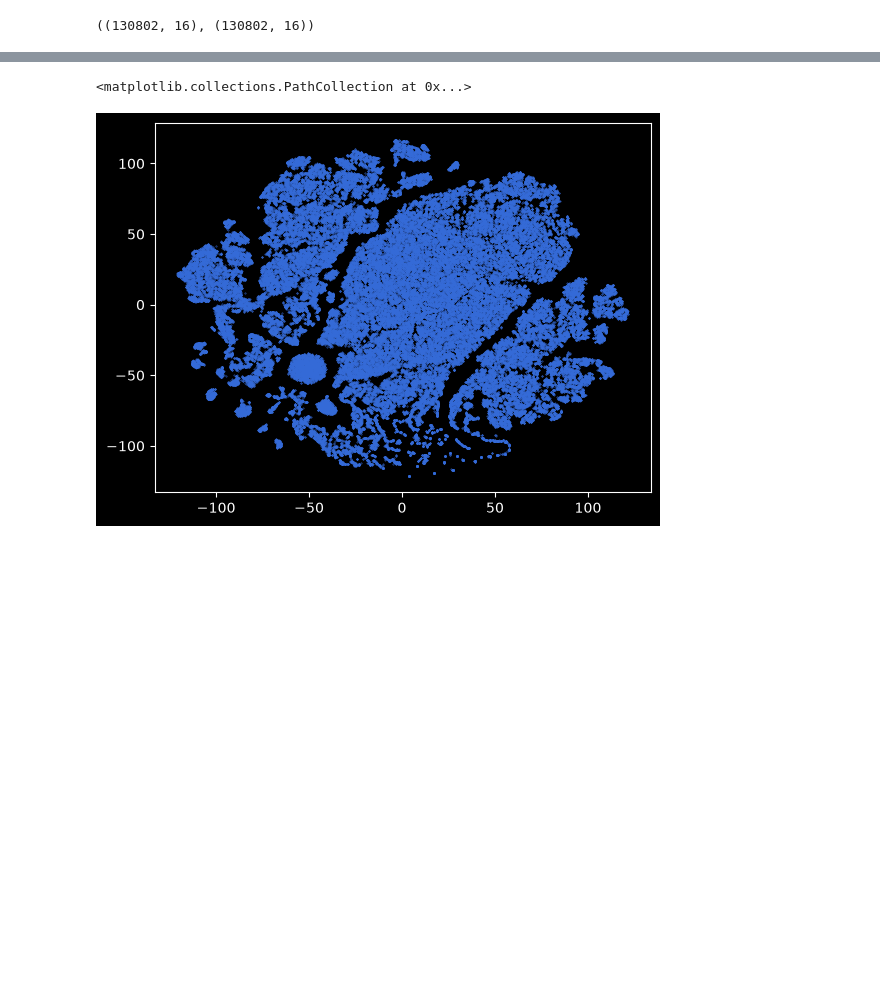
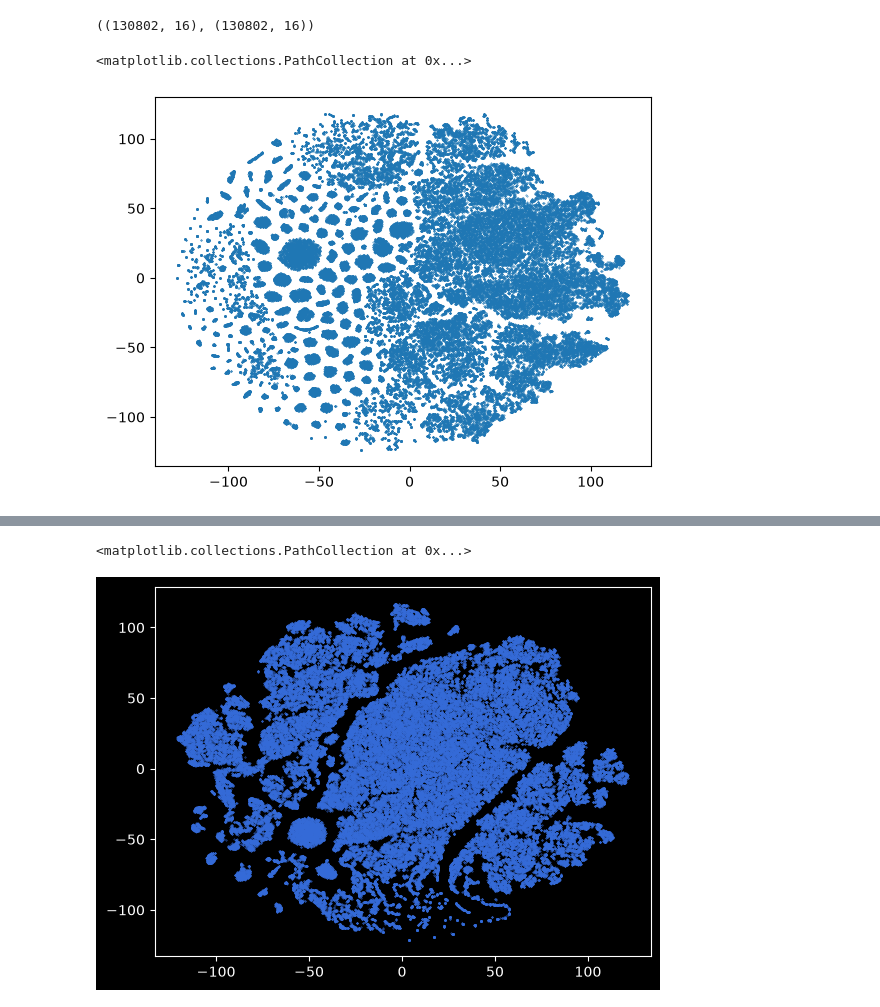
Before and after one commit to T-im4i-k/Active-Learning-for-Email-Interaction-Dynamics, a Jupyter notebook: src/email_outreach/additional_data/d_projections.ipynb, the cells around one changed output, grey strips where cells are left out. Cells and saved outputs as stored; diff of their text form; code cells hidden in the pictures; blank space fills up the shorter version.

```diff
--- a/src/email_outreach/additional_data/d_projections.ipynb
+++ b/src/email_outreach/additional_data/d_projections.ipynb
@@ -4,9 +4,30 @@ import numpy as np
 import matplotlib.pyplot as plt
 import umap
 # %%
-D_pos = np.load("D/sae_D.npy")
-D_neg = np.load("D/neg_sae_D.npy")
+D_pos = np.load("proj/sae_D.npy")
+D_neg = np.load("proj/neg_sae_D.npy")
 # %%
 D_pos.shape, D_neg.shape
 # %% [output]
 ((130802, 16), (130802, 16))
+# %%
+perplexity = [20, 40]
+tsne_pos_list = []
+tsne_neg_list = []
+
+for p in perplexity:
+    pos_tsne = TSNE(perplexity= p ,n_components=2, random_state=42, n_jobs=2)
+    neg_tsne = TSNE(perplexity= p ,n_components=2, random_state=42, n_jobs=2)
+
+    pos_tsne.fit(D_pos)
+    neg_tsne.fit(D_neg)
+
+    tsne_pos_list.append(pos_tsne)
+    tsne_neg_list.append(neg_tsne)
+# %%
+em_pos_20 = tsne_pos_list[0].embedding_
+
+plt.scatter(em_pos_20[:, 0], em_pos_20[:, 1], s=0.1)
+# %% [output]
+<matplotlib.collections.PathCollection at 0x...>
+[figure, added]
```
Also changed, not shown: parts of 5 cells of this notebook, 5 other files.
